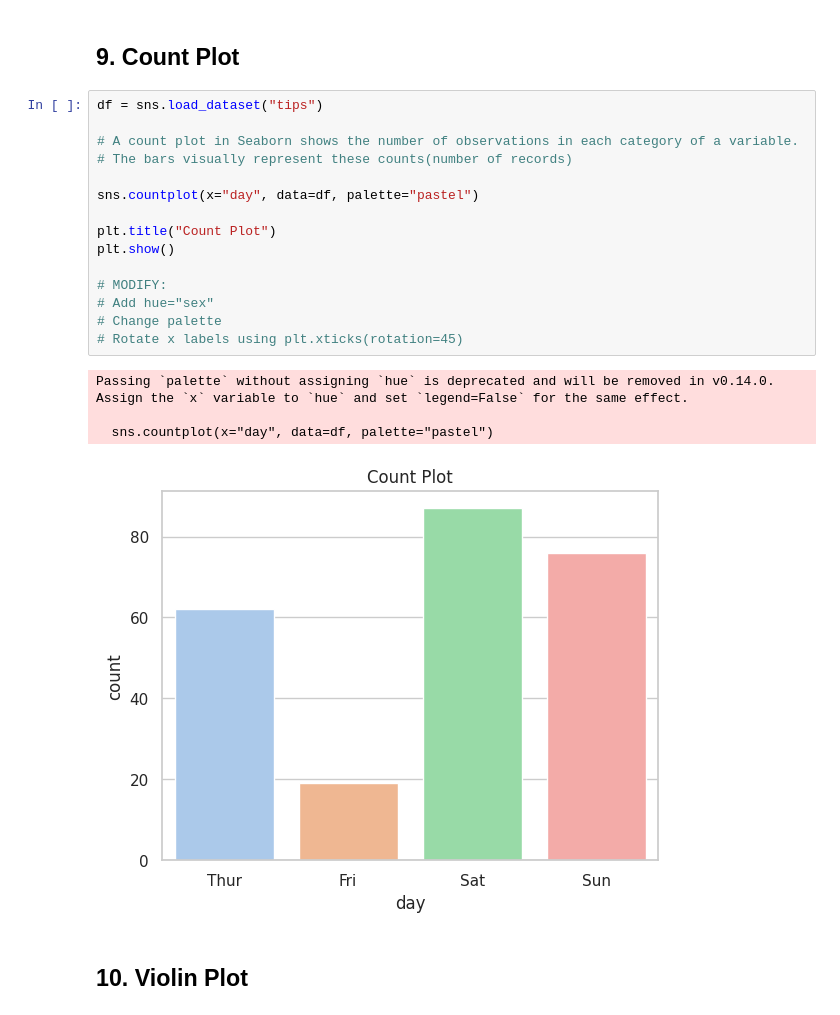
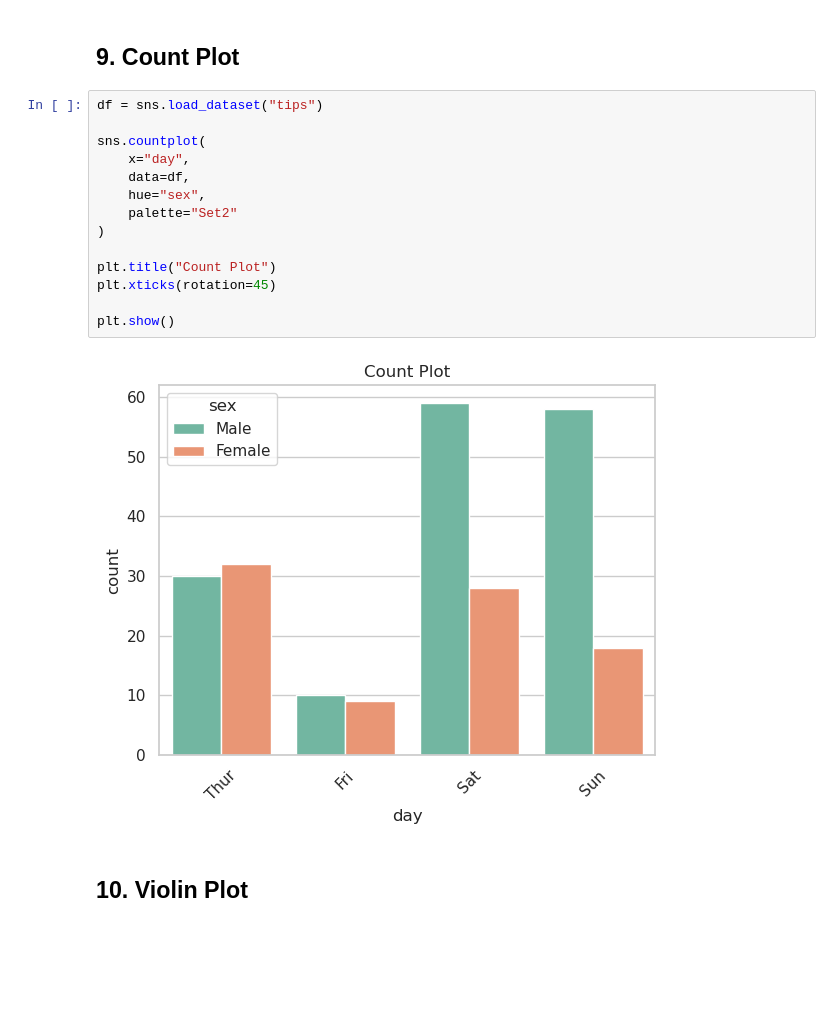
Before and after one commit to devarsh170407/DVD, a Jupyter notebook: Experiment-8/Ex_8.ipynb, the cells around one changed output. Drawn from its saved outputs; the diff is of its cells as text; blank space fills up the shorter version.

```diff
--- a/Experiment-8/Ex_8.ipynb
+++ b/Experiment-8/Ex_8.ipynb
@@ -258,23 +257,19 @@ plt.show()
 # %%
 df = sns.load_dataset("tips")
 
-# A count plot in Seaborn shows the number of observations in each category of a variable.
-# The bars visually represent these counts(number of records)
-
-sns.countplot(x="day", data=df, palette="pastel")
+sns.countplot(
+    x="day",
+    data=df,
+    hue="sex",
+    palette="Set2"
+)
 
 plt.title("Count Plot")
+plt.xticks(rotation=45)
+
 plt.show()
-
-# MODIFY:
-# Add hue="sex"
-# Change palette
-# Rotate x labels using plt.xticks(rotation=45)
 # %% [output]
-Passing `palette` without assigning `hue` is deprecated and will be removed in v0.14.0. Assign the `x` variable to `hue` and set `legend=False` for the same effect.
-
-  sns.countplot(x="day", data=df, palette="pastel")
-[figure, old version]
+[figure, new version]
 # %% [markdown]
 ## 10. Violin Plot
 # %%
```
Also changed, not shown: parts of 9 cells of this notebook.
